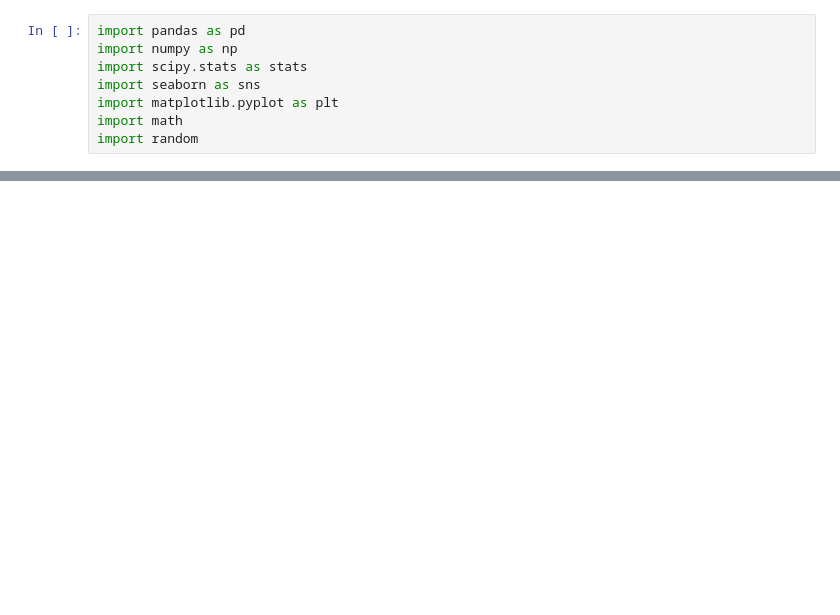
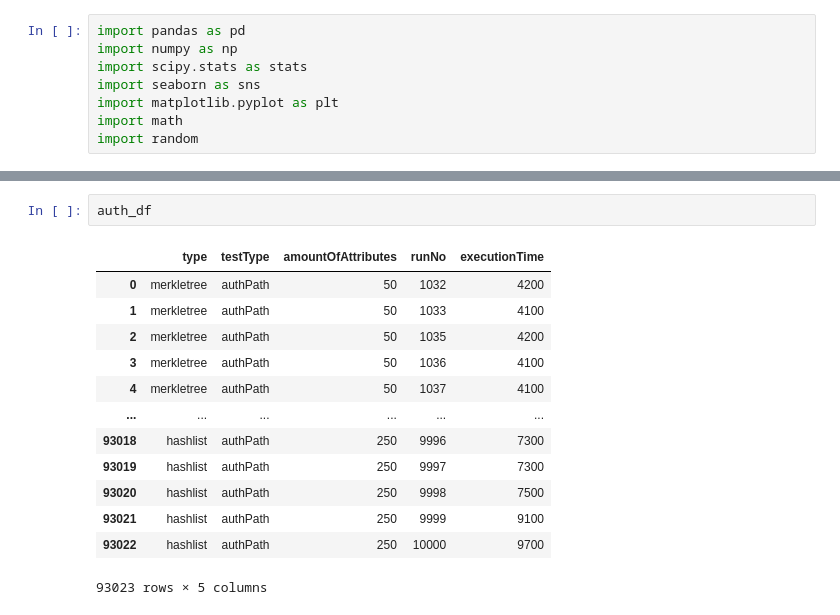
Before and after one commit to Erkul147/Advanced-Computer-Science-Project-Digital-Wallet-batch-issuance, a Jupyter notebook: comparisonOfHashlistAndMerkleTreeTimeExecution.ipynb, the cells around one changed output, grey strips where cells are left out. Drawn from its saved outputs; the diff is of its cells as text; blank space fills up the shorter version.

```diff
--- a/comparisonOfHashlistAndMerkleTreeTimeExecution.ipynb
+++ b/comparisonOfHashlistAndMerkleTreeTimeExecution.ipynb
@@ -97,0 +204,16 @@ plt.plot(bin_centers, means.values, color='red', linewidth=2)
+# %%
+auth_df
+# %% [output]
+|  | type | testType | amountOfAttributes | runNo | executionTime |
+| 0 | merkletree | authPath | 50 | 1032 | 4200 |
+| 1 | merkletree | authPath | 50 | 1033 | 4100 |
+| 2 | merkletree | authPath | 50 | 1035 | 4200 |
+| 3 | merkletree | authPath | 50 | 1036 | 4100 |
+| 4 | merkletree | authPath | 50 | 1037 | 4100 |
+| ... | ... | ... | ... | ... | ... |
+| 93018 | hashlist | authPath | 250 | 9996 | 7300 |
+| 93019 | hashlist | authPath | 250 | 9997 | 7300 |
+| 93020 | hashlist | authPath | 250 | 9998 | 7500 |
+| 93021 | hashlist | authPath | 250 | 9999 | 9100 |
+| 93022 | hashlist | authPath | 250 | 10000 | 9700 |
+93023 rows × 5 columns
```
Also changed, not shown: parts of 16 cells of this notebook, 7 other files.
